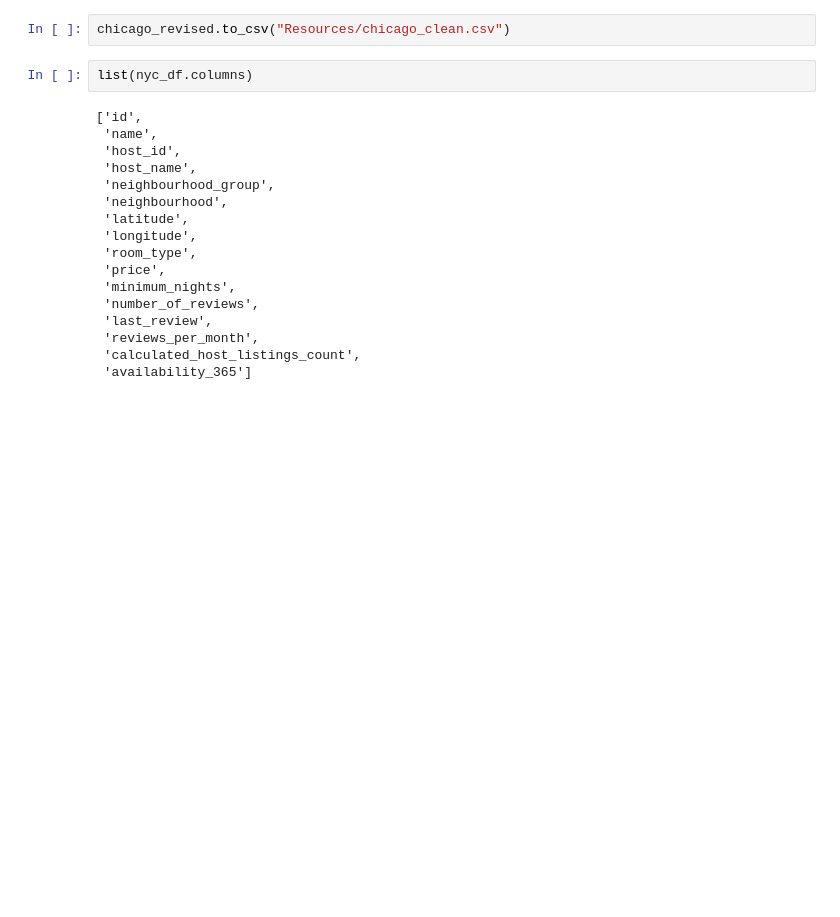
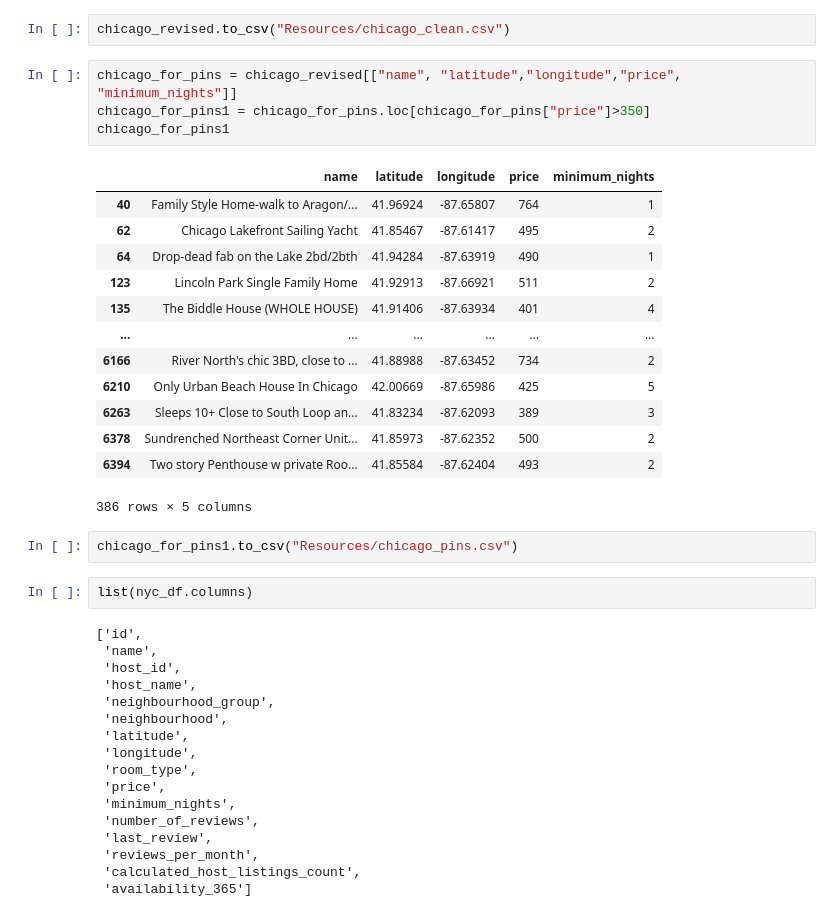
Before and after one commit to dwaehner27/visualization, a Jupyter notebook: data_cleaning.ipynb, the cells around one changed output. Saved outputs shown, nothing was run; the diff lists cells and outputs as text; blank space fills up the shorter version.

```diff
--- a/data_cleaning.ipynb
+++ b/data_cleaning.ipynb
@@ -64,6 +64,26 @@ chicago_revised.head()
 | 4 | 10610 | 3 Comforts of Cooperative Living | 2140 | Lois | Hyde Park | 41.79612 | -87.59261 | Private room | 21 | ... |
 # %%
 chicago_revised.to_csv("Resources/chicago_clean.csv")
+# %%
+chicago_for_pins = chicago_revised[["name", "latitude","longitude","price", "minimum_nights"]]
+chicago_for_pins1 = chicago_for_pins.loc[chicago_for_pins["price"]>350]
+chicago_for_pins1
+# %% [output]
+|  | name | latitude | longitude | price | minimum_nights |
+| 40 | Family Style Home-walk to Aragon/... | 41.96924 | -87.65807 | 764 | 1 |
+| 62 | Chicago Lakefront Sailing Yacht | 41.85467 | -87.61417 | 495 | 2 |
+| 64 | Drop-dead fab on the Lake 2bd/2bth | 41.94284 | -87.63919 | 490 | 1 |
+| 123 | Lincoln Park Single Family Home | 41.92913 | -87.66921 | 511 | 2 |
+| 135 | The Biddle House (WHOLE HOUSE) | 41.91406 | -87.63934 | 401 | 4 |
+| ... | ... | ... | ... | ... | ... |
+| 6166 | River North's chic 3BD, close to ... | 41.88988 | -87.63452 | 734 | 2 |
+| 6210 | Only Urban Beach House In Chicago | 42.00669 | -87.65986 | 425 | 5 |
+| 6263 | Sleeps 10+ Close to South Loop an... | 41.83234 | -87.62093 | 389 | 3 |
+| 6378 | Sundrenched Northeast Corner Unit... | 41.85973 | -87.62352 | 500 | 2 |
+| 6394 | Two story Penthouse w private Roo... | 41.85584 | -87.62404 | 493 | 2 |
+386 rows × 5 columns
+# %%
+chicago_for_pins1.to_csv("Resources/chicago_pins.csv")
 # %%
 list(nyc_df.columns)
 # %% [output]
```
Also changed, not shown: parts of 6 cells of this notebook, 10 other files.
